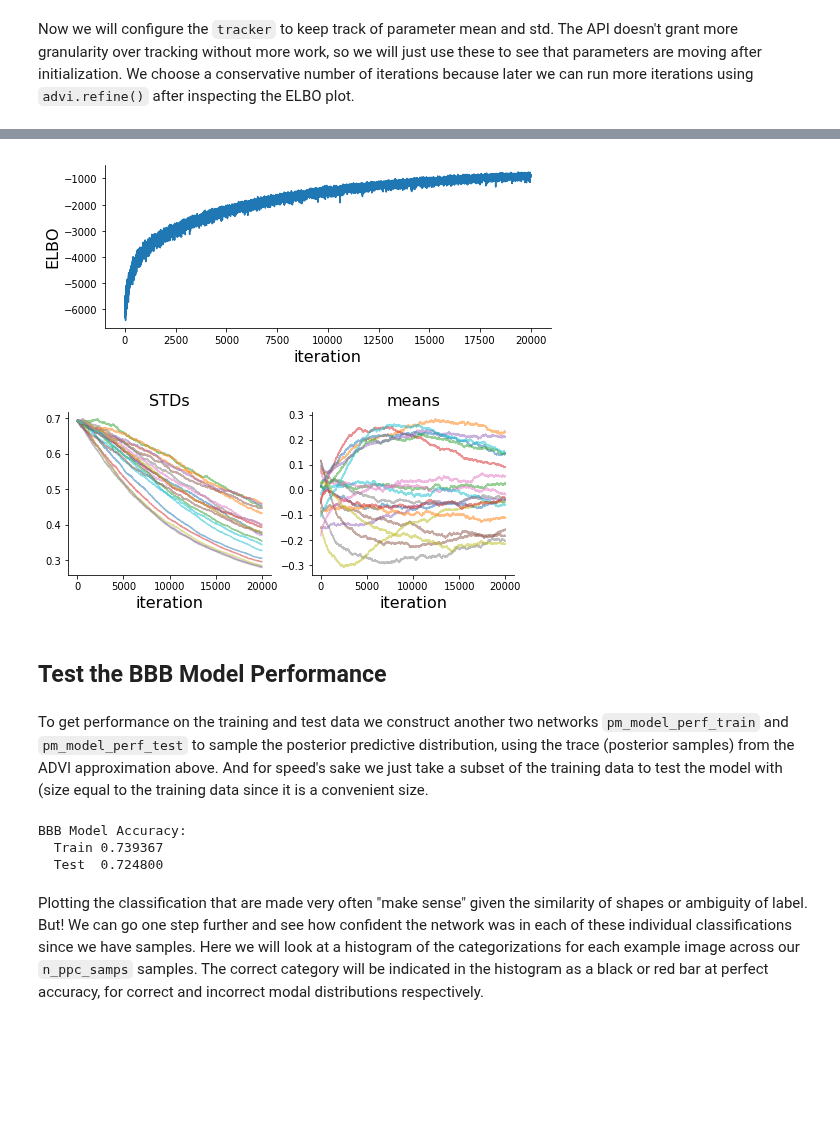
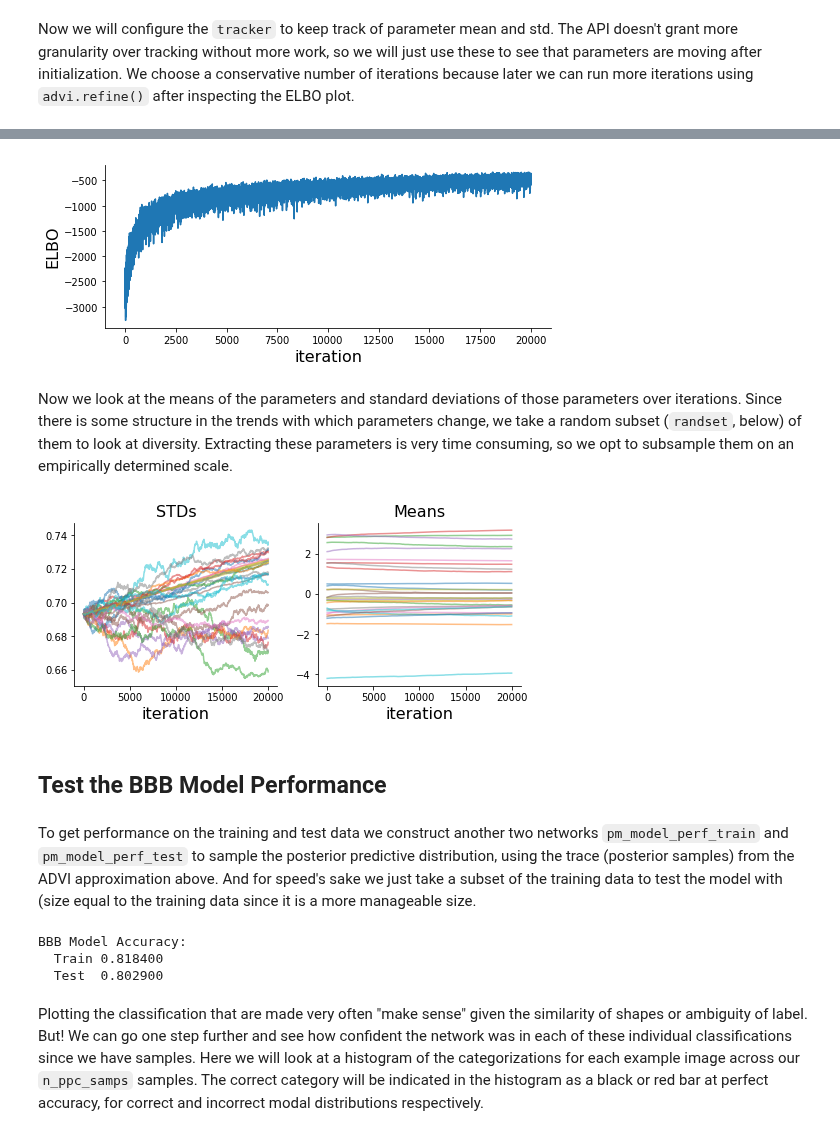
Before and after one commit to chongguo/ADVI-pymc3-Fashion-MNIST, a Jupyter notebook: BBB_model_variance.ipynb, the cells around one changed output, grey strips where cells are left out. Drawn from its saved outputs; the diff is of its cells as text; code cells hidden in the pictures; blank space fills up the shorter version.

```diff
--- a/BBB_model_variance.ipynb
+++ b/BBB_model_variance.ipynb
@@ -65,0 +117,2 @@ f.suptitle("Example Fashion-MNIST Images",fontsize=fontsize+4);
+# %%
+tf_model.fit(X_train, y_train_onehot, epochs=5, batch_size=50, verbose=1);
@@ -65,0 +130,9 @@ f.suptitle("Example Fashion-MNIST Images",fontsize=fontsize+4);
+# %%
+#tf.keras.utils.to_categorical(y_train)
+tf_train_preds = tf_model.predict(X_train, batch_size=50)
+tf_test_preds = tf_model.predict(X_test, batch_size=50)
+
+tf_train_loss, tf_train_acc = tf_model.evaluate(X_train, y_train_onehot)
+tf_test_loss, tf_test_acc = tf_model.evaluate(X_test, y_test_onehot)
+
+print("SGD Network Accuracy\nTrain: {:f} Test: {:f}".format(tf_train_acc,tf_test_acc))
@@ -73,9 +175,9 @@ def make_1layer_bbb_network(ann_input, ann_output, n_input, n_output, n_train, n
     init_b_1 = np.random.randn(n_hidden_1).astype(theano.config.floatX)
     init_w_1_out = np.random.randn(n_hidden_1, n_output).astype(theano.config.floatX)
 
-    pi  = 0.50 # weighting between normals
-    sda = 5.00 # sd for first normal
-    sdb = 0.10 # sd for second normal
+    pi  = 0.95 # weighting between normals
+    sda = 1.75 # sd for first normal
+    sdb = 0.25 # sd for second normal
 
     with pm.Model() as neural_network:
         # Weights from input to first hidden layer
@@ -106,9 +208,7 @@ def make_1layer_bbb_network(ann_input, ann_output, n_input, n_output, n_train, n
 
     return neural_network
 # %%
-# We selected number of nodes/layers for fast performance
-n_hidden = 96
-
+# Minibatches speed up training substaintally
 shared_x = pm.Minibatch(X_train, batch_size=100)
 shared_y = pm.Minibatch(y_train, batch_size=100)
 
@@ -116,7 +216,7 @@ pm_model = make_1layer_bbb_network(shared_x, shared_y,
                                    n_input=X_train.shape[1],
                                    n_output=len(label_dict),
                                    n_train=X_train.shape[0],
-                                   n_hidden_1=n_hidden)
+                                   n_hidden_1=n_hidden,use_bias=True)
 # %% [markdown]
 We will use ADVI for approximate inference. It has two parameters $\mu$ and $\rho$ just as in the Bayes by Backprop paper.
 # %%
@@ -141,38 +241,44 @@ Finished [100%]: Average Loss = 910.34
 # %%
-# plotting the training progress
-elbo_1 = -advi.hist
-
+# plot the training progress
 figsize = (8,3); fontsize = 16;
 f, ax = plt.subplots(1,1,figsize=figsize);
 
-ax.plot(elbo_1,label='1')
-ax.set_ylabel('ELBO',fontsize=fontsize)
+ax.plot(-advi.hist,label='1');
+ax.set_ylabel('ELBO',fontsize=fontsize);
 ax.set_xlabel('iteration',fontsize=fontsize);
 sns.despine();
 # %% [output]
-[figure, old version]
+[figure, new version]
+# %% [markdown]
+Now we look at the means of the parameters and standard deviations of those parameters over iterations. Since there is some structure in the trends with which parameters change, we take a random subset (`randset`, below) of them to look at diversity. Extracting these parameters is very time consuming, so we opt to subsample them on an empirically determined scale.
 # %%
-get_weight_mean = lambda i : [t[i] for t in tracker['mean']]
-get_weight_stds = lambda i : [t[i] for t in tracker['std']]
+subsamp_fac = 20
+
+# remap the list of arrays into arrays at a particular index, most efficient way I could think of
+iter_array = np.arange(advi.state.i)[::subsamp_fac]
+get_weight_mean = lambda i : [tracker['mean'][int(j)][i] for j in iter_array]
+get_weight_stds = lambda i : [tracker['std'][int(j)][i] for j in iter_array]
 
 figsize = (8,3); fontsize = 16;
 f, axs = plt.subplots(1,2,figsize=figsize)
 
+randset = np.random.choice(len(tracker['mean']),30)
+
 ax = axs[0]
-for i in range(20):
-    ax.plot(get_weight_stds(i),alpha=0.5,label=i)
+for i in randset:
+    ax.plot(iter_array,get_weight_stds(i),alpha=0.5,label=i)
 ax.set_xlabel('iteration',fontsize=fontsize);
 ax.set_title('STDs',fontsize=fontsize);
 sns.despine();
 
 ax = axs[1]
-for i in range(20):
-    ax.plot(get_weight_mean(i),alpha=0.5,label=i)
+for i in randset:
+    ax.plot(iter_array,get_weight_mean(i),alpha=0.5,label=i)
 ax.set_xlabel('iteration',fontsize=fontsize);
 ax.set_title('Means',fontsize=fontsize);
 sns.despine();
 # %% [output]
-[figure, old version]
+[figure, new version]
 # %% [markdown]
 ## Test the BBB Model Performance
 # %%
@@ -180,7 +286,7 @@ sns.despine();
 n_draws = 1000 # > 2k draws hangs for almost all network sizes on a 2018 MBP
 trace = approx.sample(draws=n_draws)
 # %% [markdown]
-To get performance on the training and test data we construct another two networks `pm_model_perf_train` and `pm_model_perf_test` to sample the posterior predictive distribution, using the trace (posterior samples) from the ADVI approximation above. And for speed's sake we just take a subset of the training data to test the model with (size equal to the training data since it is a convenient size.
+To get performance on the training and test data we construct another two networks `pm_model_perf_train` and `pm_model_perf_test` to sample the posterior predictive distribution, using the trace (posterior samples) from the ADVI approximation above. And for speed's sake we just take a subset of the training data to test the model with (size equal to the training data since it is a more manageable size.
 # %%
 n_ppc_samps = 100
 
@@ -212,14 +318,14 @@ with pm_model_perf_test:
 y_pred_train = sp.stats.mode(ppc_train['out'], axis=0).mode[0,:]
 y_pred_test = sp.stats.mode(ppc_test['out'], axis=0).mode[0,:]
 
-mean_train_acc = np.mean(y_pred_train==y_train)
+mean_train_acc = np.mean(y_pred_train==y_train[:y_test.shape[0]])
 mean_test_acc = np.mean(y_pred_test==y_test)
 
 print("BBB Model Accuracy:\n  Train {:f}\n  Test  {:f}".format(mean_train_acc,mean_test_acc))
 # %% [output]
 BBB Model Accuracy:
-  Train 0.739367
-  Test  0.724800
+  Train 0.818400
+  Test  0.802900
 # %% [markdown]
 Plotting the classification that are made very often "make sense" given the similarity of shapes or ambiguity of label. But! We can go one step further and see how confident the network was in each of these individual classifications since we have samples. Here we will look at a histogram of the categorizations for each example image across our `n_ppc_samps` samples. The correct category will be indicated in the histogram as a black or red bar at perfect accuracy, for correct and incorrect modal distributions respectively.
 # %%
```
Also changed, not shown: parts of 26 cells of this notebook.
